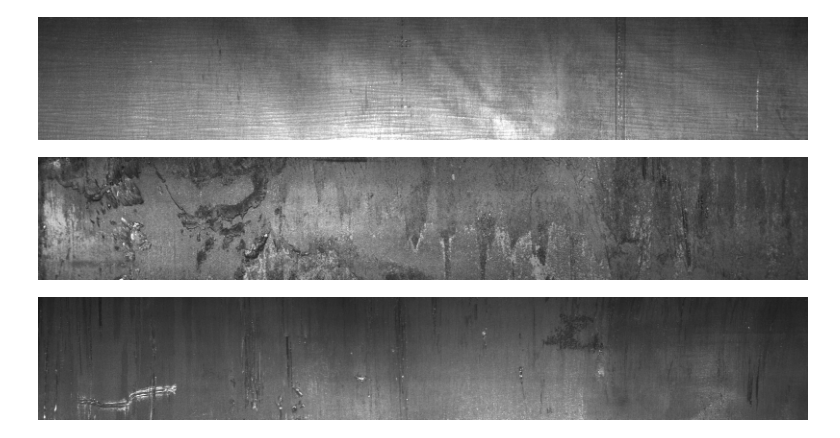
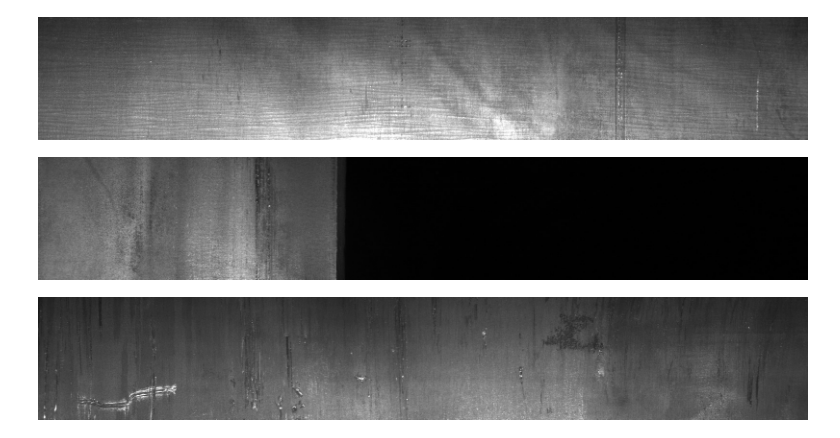
Before and after one commit to vpdsml/steeldefects, a Jupyter notebook: eda/modified-clear-mask-visualization-and-simple-eda.ipynb, the cells around one changed output. Saved outputs shown, nothing was run; the diff lists cells and outputs as text; code cells hidden in the pictures.

```diff
--- a/eda/modified-clear-mask-visualization-and-simple-eda.ipynb
+++ b/eda/modified-clear-mask-visualization-and-simple-eda.ipynb
@@ -160,9 +160,9 @@ Image.open(Path(input_dir,'train_images',train_images[0]))
 # %% [output]
 [figure]
 # %%
-Image.open(Path(input_dir,'train_images',train_images[1250]))
+Image.open(Path(input_dir,'train_images',train_images[1000]))
 # %% [output]
-[figure, old version]
+[figure, new version]
 # %%
 Image.open(Path(input_dir,'train_images',train_images[10000]))
 # %% [output]
```
